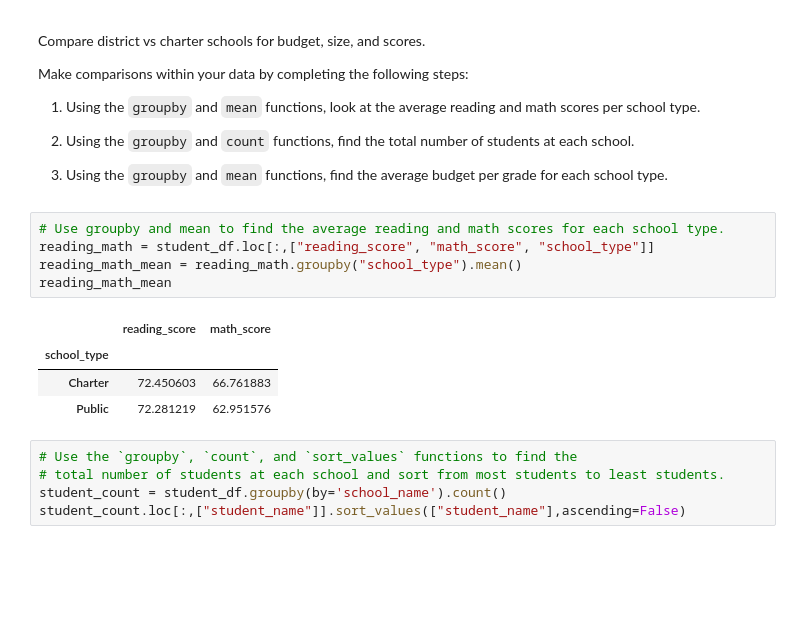
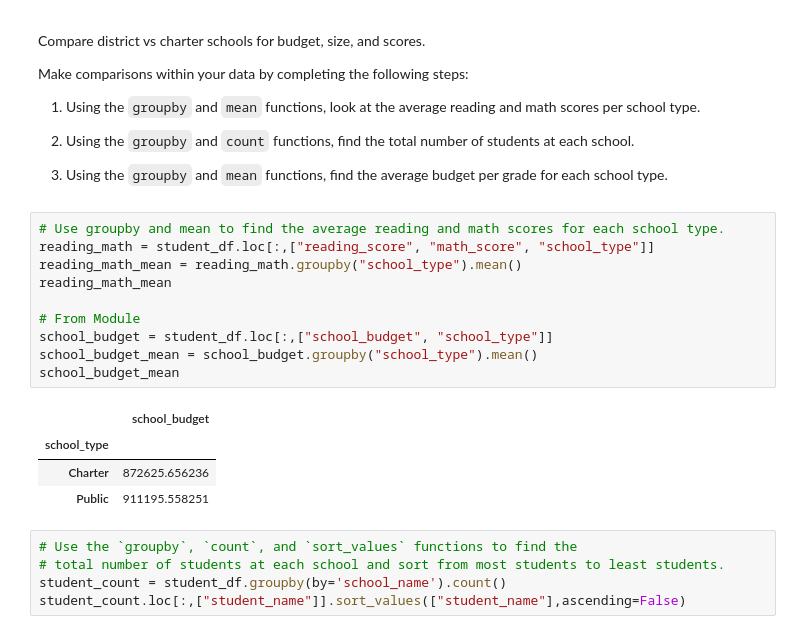
Before and after one commit to Edwardjykim/School_District_Analysis, a Jupyter notebook: Student_Data_Challenge_Starter_Code.ipynb, the cells around one changed output. Saved outputs shown, nothing was run; the diff lists cells and outputs as text; blank space fills up the shorter version.

```diff
--- a/Student_Data_Challenge_Starter_Code.ipynb
+++ b/Student_Data_Challenge_Starter_Code.ipynb
@@ -286,13 +282,18 @@ Make comparisons within your data by completing the following steps:
 # %%
 # Use groupby and mean to find the average reading and math scores for each school type.
 reading_math = student_df.loc[:,["reading_score", "math_score", "school_type"]]
 reading_math_mean = reading_math.groupby("school_type").mean()
 reading_math_mean
+
+# From Module
+school_budget = student_df.loc[:,["school_budget", "school_type"]]
+school_budget_mean = school_budget.groupby("school_type").mean()
+school_budget_mean
 # %% [output]
-|  | reading_score | math_score |
-| school_type |  |  |
-| Charter | 72.450603 | 66.761883 |
-| Public | 72.281219 | 62.951576 |
+|  | school_budget |
+| school_type |  |
+| Charter | 872625.656236 |
+| Public | 911195.558251 |
 # %%
 # Use the `groupby`, `count`, and `sort_values` functions to find the
 # total number of students at each school and sort from most students to least students.
```
Also changed, not shown: parts of 2 cells of this notebook.
